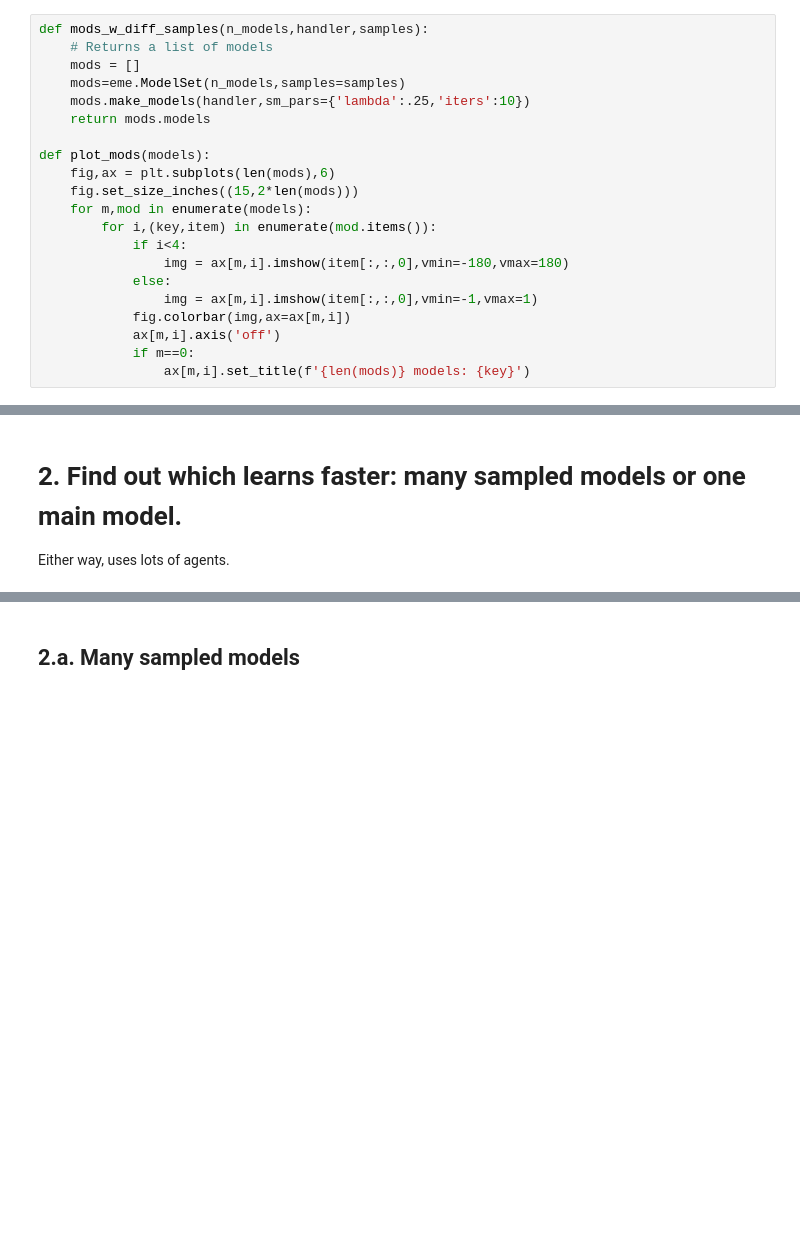
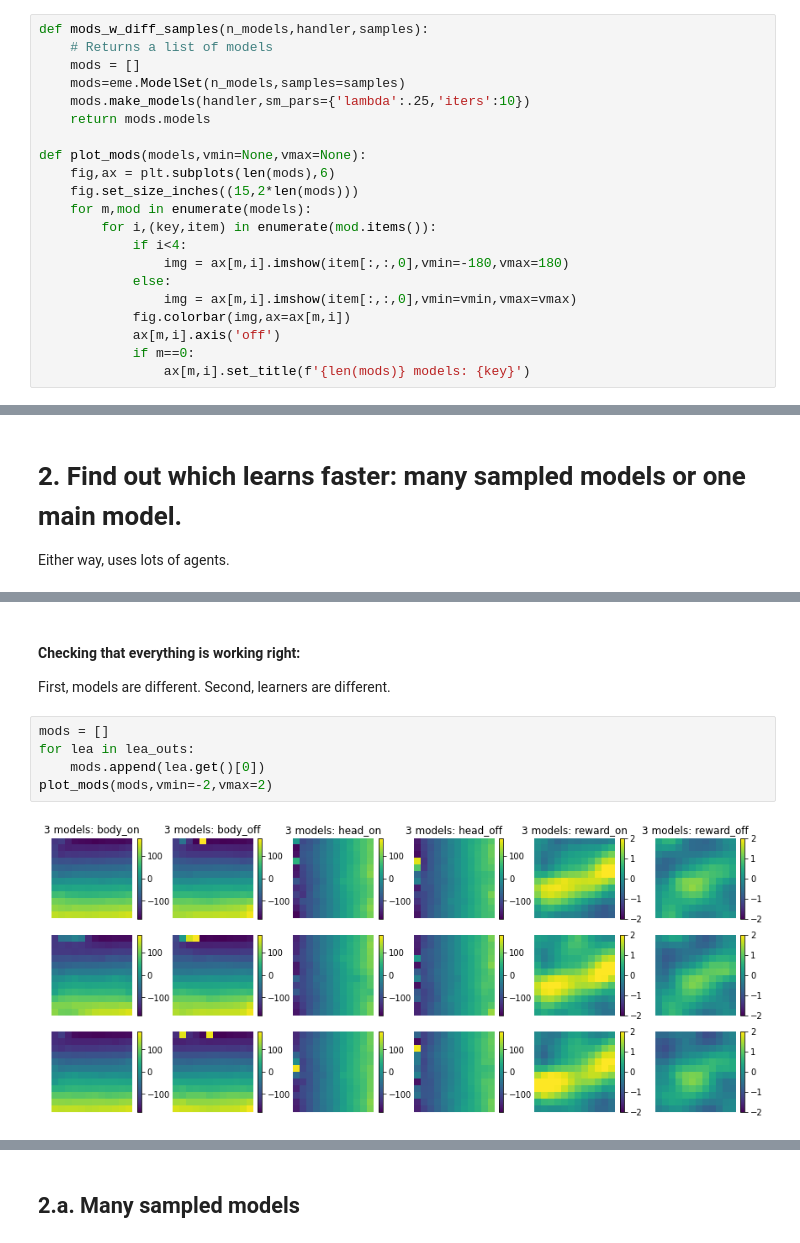
Before and after one commit to ccli3896/RLWorms, a Jupyter notebook: 12_19_homeTesting/RunMoreThings-Copy1.ipynb, the cells around one changed output, grey strips where cells are left out. Drawn from its saved outputs; the diff is of its cells as text; blank space fills up the shorter version.

Commit message:
model cutoff updates

```diff
--- a/12_19_homeTesting/RunMoreThings.ipynb
+++ b/12_19_homeTesting/RunMoreThings-Copy1.ipynb
@@ -82,7 +82,7 @@ def mods_w_diff_samples(n_models,handler,samples):
     mods.make_models(handler,sm_pars={'lambda':.25,'iters':10})
     return mods.models
 
-def plot_mods(models):
+def plot_mods(models,vmin=None,vmax=None):
     fig,ax = plt.subplots(len(mods),6)
     fig.set_size_inches((15,2*len(mods)))
     for m,mod in enumerate(models):
@@ -90,7 +90,7 @@ def plot_mods(models):
             if i<4:
                 img = ax[m,i].imshow(item[:,:,0],vmin=-180,vmax=180)
             else:
-                img = ax[m,i].imshow(item[:,:,0],vmin=-1,vmax=1)
+                img = ax[m,i].imshow(item[:,:,0],vmin=vmin,vmax=vmax)
             fig.colorbar(img,ax=ax[m,i])
             ax[m,i].axis('off')
             if m==0:
@@ -197,3 +197,13 @@ def plot_qtabs(qset,title,vmin=None,vmax=None):
             img = ax[j,i].imshow(qs[:,:,j],vmin=vmin,vmax=vmax)
             fig.colorbar(img,ax=ax[j,i])
             ax[j,i].axis('off')
+# %% [markdown]
+#### Checking that everything is working right:
+First, models are different. Second, learners are different.
+# %%
+mods = []
+for lea in lea_outs:
+    mods.append(lea.get()[0])
+plot_mods(mods,vmin=-2,vmax=2)
+# %% [output]
+[figure, added]
```
Also changed, not shown: parts of 19 cells of this notebook, 4 other files.
